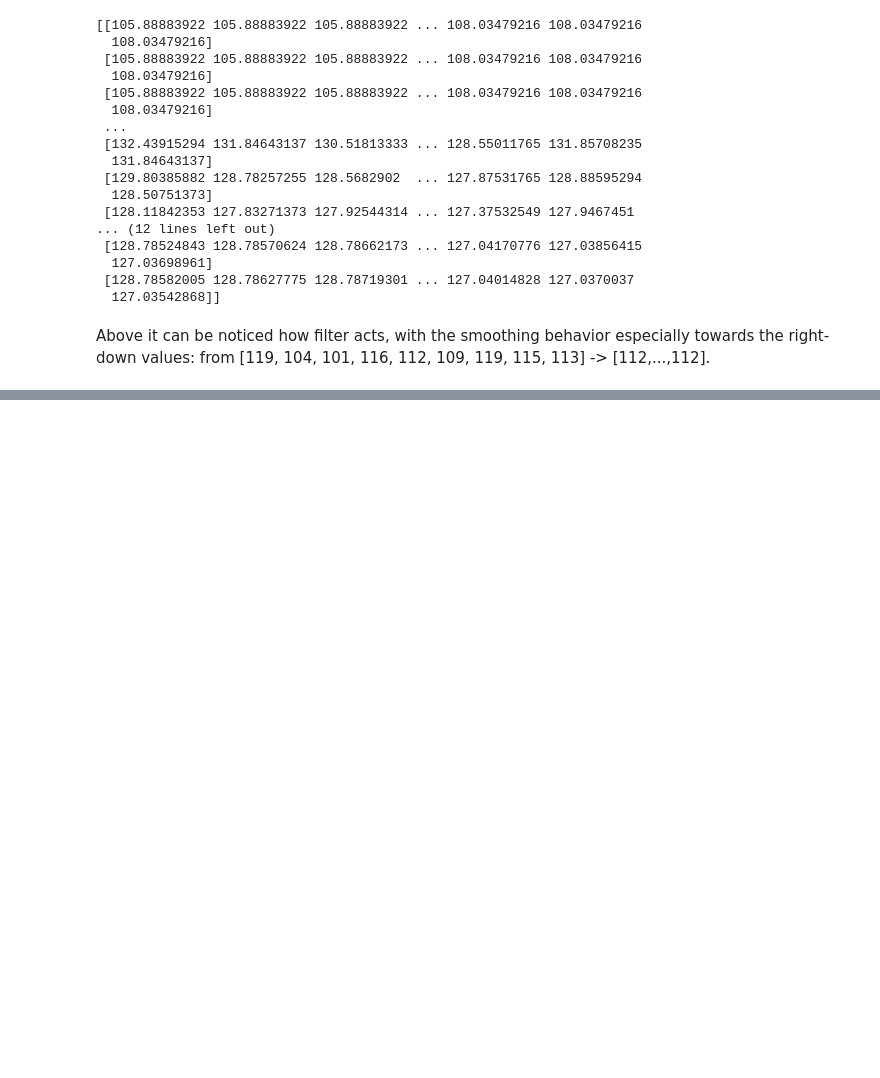
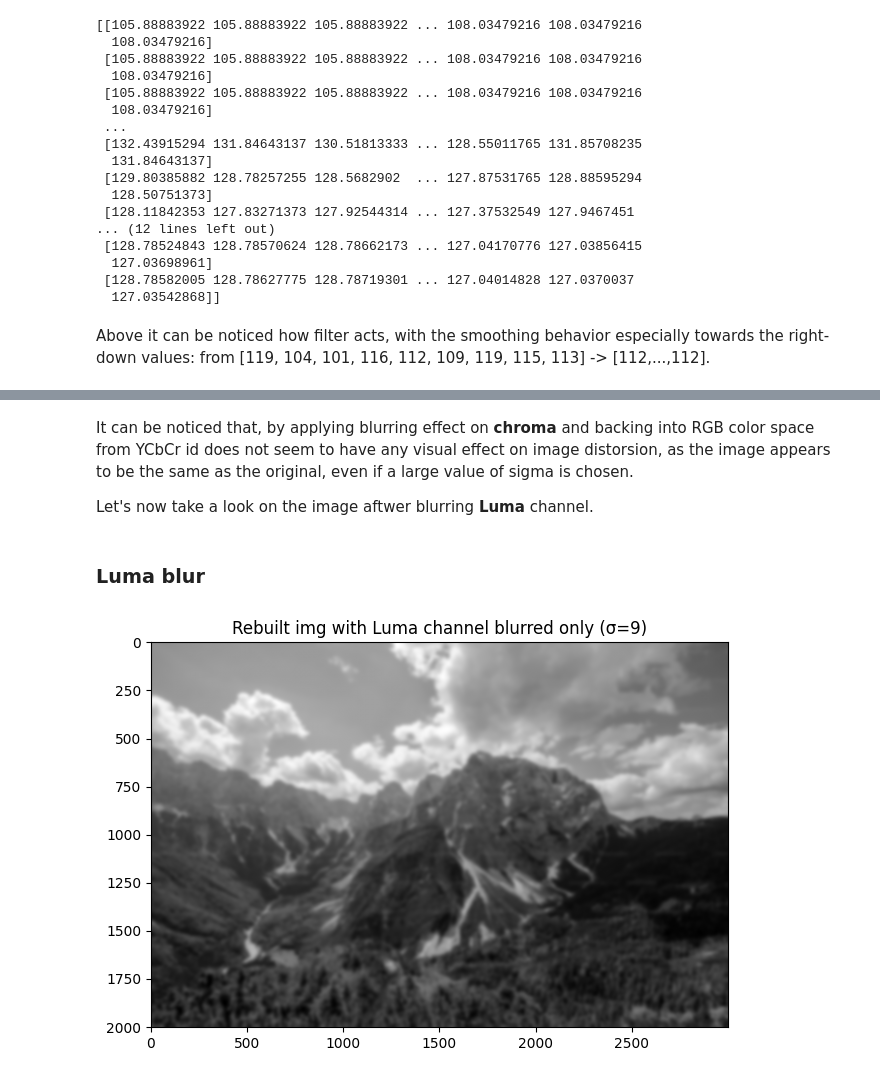
Before and after one commit to mkdib1/University_PWs, a Jupyter notebook: dsim_asseignements/Asseignement_3.ipynb, the cells around one changed output, grey strips where cells are left out. Drawn from its saved outputs; the diff is of its cells as text; code cells hidden in the pictures; blank space fills up the shorter version.

```diff
--- a/dsim_asseignements/Asseignement_3.ipynb
+++ b/dsim_asseignements/Asseignement_3.ipynb
@@ -207,0 +218,11 @@ show_img(Y_blurred)
+# %% [markdown]
+It can be noticed that, by applying blurring effect on **chroma** and backing into RGB color space from YCbCr id does not seem to have any visual effect on image distorsion, as the image appears to be the same as the original, even if a large value of sigma is chosen.<br>
+
+Let's now take a look on the image aftwer blurring **Luma** channel.
+# %% [markdown]
+### Luma blur
+# %%
+Y_blurred_sig9 = gaussian_filter(mn_ycbcr[:,:,0], sigma=9)
+show_img(Y_blurred_sig9, colmap=True, dict_title='Rebuilt img with Luma channel blurred only (σ=9)')
+# %% [output]
+[figure, added]
```
Also changed, not shown: parts of 23 cells of this notebook.
